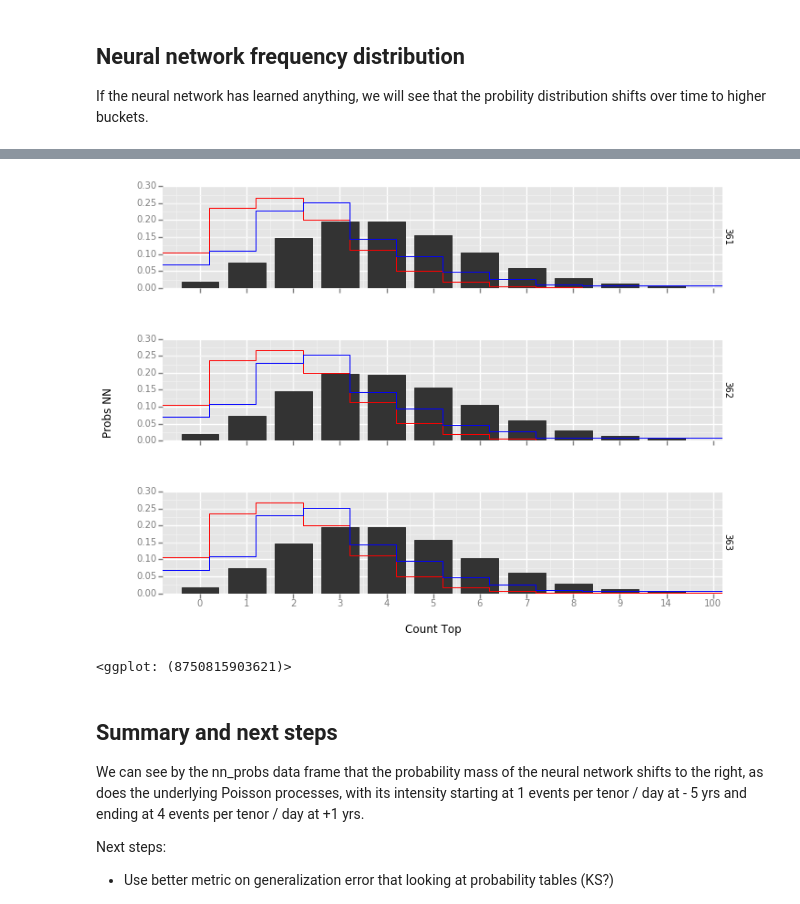
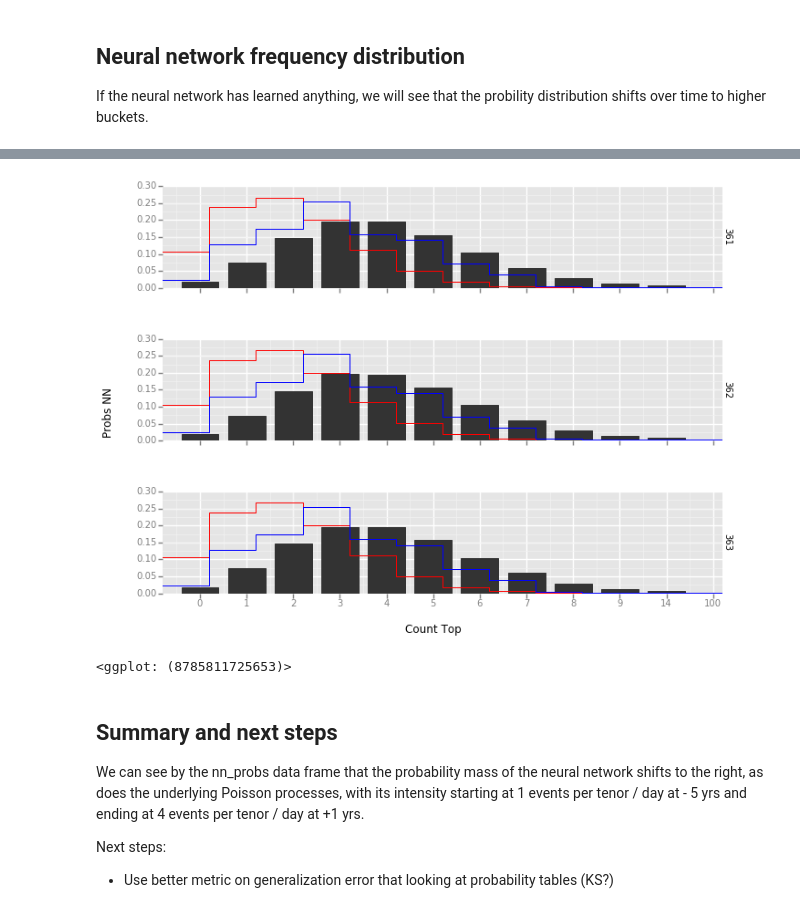
Before and after one commit to munichpavel/oprisklearning, a Jupyter notebook: risklearning_demo.ipynb, the cells around one changed output, grey strips where cells are left out. Cells and saved outputs as stored; diff of their text form; code cells hidden in the pictures.

```diff
--- a/risklearning_demo.ipynb
+++ b/risklearning_demo.ipynb
@@ -157,0 +109,6 @@ Epoch 4/4
+# %%
+from keras.optimizers import SGD
+sgd = SGD(lr=0.01, decay=1e-6, momentum=0.9, nesterov=True)
+
+rl_net = rlf.rl_train_net(x_train, y_train, x_test, y_test, [150], \
+                    n_epoch = 200)
@@ -179,3 +138,5 @@ array([[ 0.08125865,  0.11843511,  0.23979877, ...,  0.00670556,
+# %%
+proba = rl_net['probs_nn']
 # %%
 nn_probs = pd.DataFrame(proba, index = range(0,t_end-1), columns = [t-1 for t in bin_tops])
 # Heads (i.e. starting from present)
@@ -207,27 +171,22 @@ mle_probs.transpose()
 # %%
-#%% Convert proba from wide to long and append to other probs
+#% Convert proba from wide to long and append to other probs
 # TODO: Missing last tenor in nn proba (already in x_test, y_test)
 probs_list = []
+kl_mle_list = []
+kl_nn_list = []
 
 for t in range(proba.shape[0]):
     nn_probs_t = proba[t]
     true_bins_t = rlf.bin_probs(stats.poisson(lambda_ts[-t_start+t]), bin_tops)
     probs_t = pd.DataFrame({'Tenor': t, 'Count Top': count_tops, \
-                            'True Probs': true_bins_t, \
+                            'Probs True': true_bins_t, \
                             'Probs NN': nn_probs_t, \
                             'Probs MLE': mle_probs_vals}, \
                             index = range(t*len(count_tops), \
                                     t*len(count_tops) + len(count_tops)))
     probs_list.append(probs_t)
+    # Calculate KL divergences
+    kl_mle_list.append(stats.entropy(true_bins_t, mle_probs_vals))
+    kl_nn_list.append(stats.entropy(true_bins_t, nn_probs_t))
 
 probs = pd.concat(probs_list)
-#%% Compare pdf plots
-
-probs_head = probs[probs.Tenor < 4 ]
-
-gg.ggplot(probs_head, gg.aes(x='Count Top',weight='True Probs')) \
-    + gg.facet_grid('Tenor') \
-    + gg.geom_bar() \
-    + gg.geom_step(gg.aes(y='Probs MLE', color = 'red')) \
-    + gg.geom_step(gg.aes(y='Probs NN', color = 'blue')) \
-    + gg.scale_x_continuous(limits = (0,len(count_tops)))
@@ -237,15 +223,15 @@ gg.ggplot(probs_head, gg.aes(x='Count Top',weight='True Probs')) \
 # %%
 probs_tail = probs[probs.Tenor > 360 ]
 
-gg.ggplot(probs_tail, gg.aes(x='Count Top',weight='True Probs')) \
+gg.ggplot(probs_tail, gg.aes(x='Count Top',weight='Probs True')) \
     + gg.facet_grid('Tenor') \
     + gg.geom_bar() \
     + gg.geom_step(gg.aes(y='Probs MLE', color = 'red')) \
     + gg.geom_step(gg.aes(y='Probs NN', color = 'blue')) \
     + gg.scale_x_continuous(limits = (0,len(count_tops)))
 # %% [output]
-[figure, old version]
+[figure, new version]
-<ggplot: (8750815903621)>
+<ggplot: (8785811725653)>
 # %% [markdown]
 ## Summary and next steps
 
```
Also changed, not shown: parts of 11 cells of this notebook.
